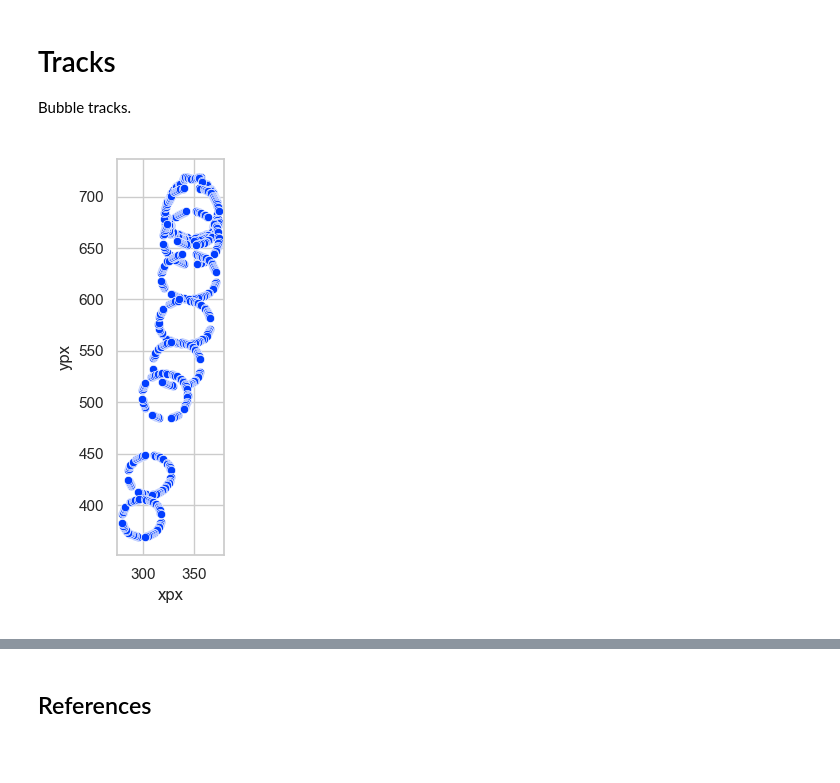
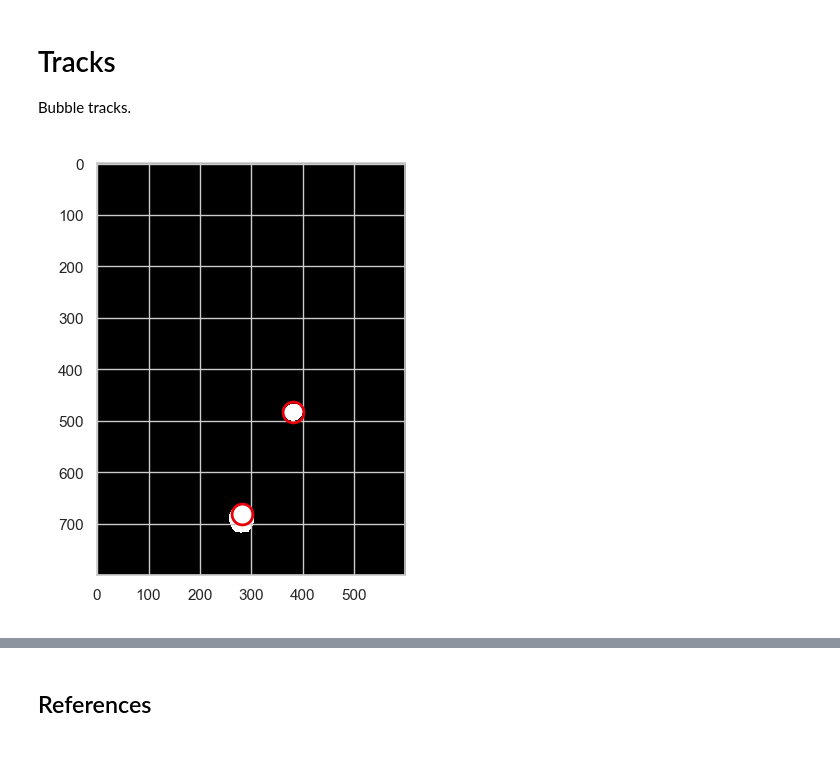
Before and after one commit to sourcery-ai-experiments/boilercv, a Jupyter notebook: docs/examples/tracks.ipynb, the cells around one changed output, grey strips where cells are left out. Saved outputs shown, nothing was run; the diff lists cells and outputs as text; code cells hidden in the pictures.

Commit message:
Implement initial/partial bubble track example.

```diff
--- a/docs/examples/tracks.ipynb
+++ b/docs/examples/tracks.ipynb
@@ -22,47 +16,3 @@ from boilercv.types import ArrInt
 # Tracks
 
 Bubble tracks.
-# %%
-EXAMPLE_UNOBSRUCTED_VIDEO = "2021-01-14T13-46-01"
-frame = slice(0, 300)
-df = (
-    get_contours_df(EXAMPLE_UNOBSRUCTED_VIDEO)
-    .loc[pd.IndexSlice[frame, :, :], :]
-    .assign(
-        **{
-            "count": lambda df: df.loc[pd.IndexSlice[:, :], :]
-            .groupby(level=("frame", "contour"))
-            .count()[YPX]
-        }
-    )
-)
-df = df[df["count"] > 60].drop(columns="count")
-fig, ax = plt.subplots()
-sns.scatterplot(
-    ax=ax, data=df.loc[pd.IndexSlice[140:300:10, :], ["xpx", "ypx"]], x="xpx", y="ypx"
-)
-ax.set_aspect("equal")
-
-ds = get_dataset(EXAMPLE_UNOBSRUCTED_VIDEO, stage="large_sources", frame=frame)
-frames_with_contours = df.index.get_level_values("frame").unique()
-video = ds[VIDEO].values
-result = np.zeros((*video.shape, 3))
-result2 = np.zeros(video.shape)
-for frame_num, frame in enumerate(video):
-    if frame_num not in frames_with_contours:
-        result[frame_num, :, :, :] = cv.cvtColor(frame, cv.COLOR_GRAY2RGB)
-        continue
-    contours: list[ArrInt] = list(
-        df.loc[frame_num, :].groupby("contour").apply(lambda grp: grp.values)
-    )
-    result[frame_num, :, :, :] = draw_contours(
-        cv.cvtColor(frame, cv.COLOR_GRAY2RGB), contours, color=RED, thickness=2  # type: ignore
-    )
-    result2[frame_num, :, :] = draw_contours(
-        np.zeros(video.shape[1:]),  # type: ignore
-        contours,
-        color=WHITE,
-        thickness=2,
-    )
-# %% [output]
-[figure, removed]
@@ -80,0 +19,13 @@ view_images(frames)
+# %%
+EXAMPLE_UNOBSRUCTED_VIDEO = "2021-01-14T13-46-01"
+frame = slice(0, 10)
+ds = get_dataset(EXAMPLE_UNOBSRUCTED_VIDEO, stage="filled", frame=frame)
+# %%
+first_frame = scale_bool(ds[VIDEO].sel(frame=0)).values
+first_frame = transform(first_frame, Transform(Op.erode, 7))
+objects = tp.locate(first_frame, diameter=51)
+tp.annotate(objects, first_frame)
+
+_
+# %% [output]
+[figure, added]
```
Also changed, not shown: parts of 6 cells of this notebook, 12 other files.
